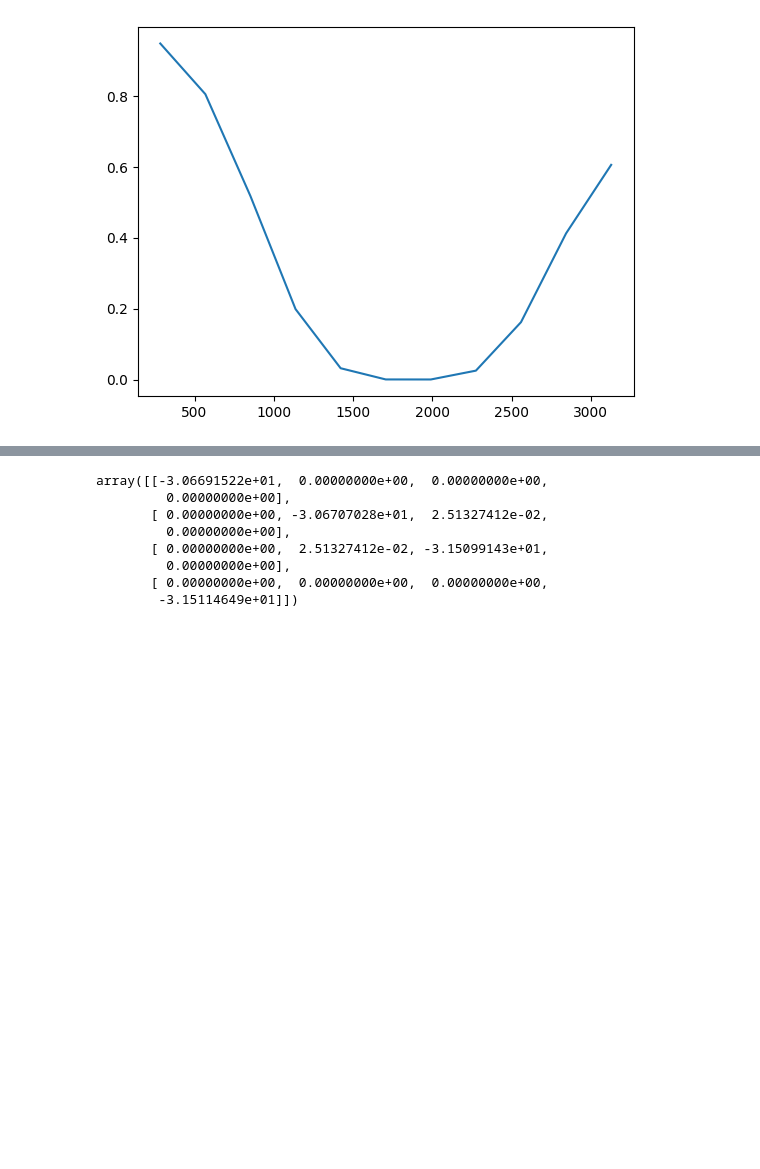
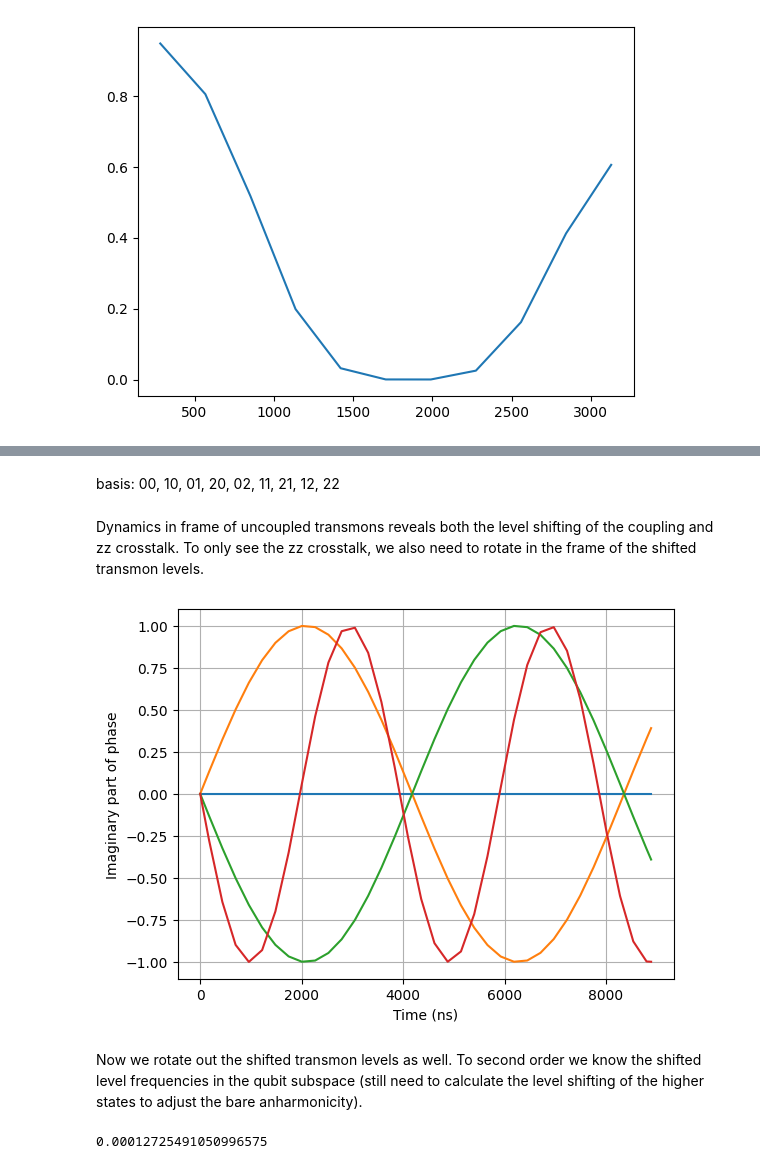
Before and after one commit to kapil-d/transmon-sim, a Jupyter notebook: two_transmon_gates.ipynb, the cells around one changed output, grey strips where cells are left out. Drawn from its saved outputs; the diff is of its cells as text; code cells hidden in the pictures; blank space fills up the shorter version.

Commit message:
ZZ crosstalk and DD seqeunce simulations

```diff
--- a/two_transmon_gates.ipynb
+++ b/two_transmon_gates.ipynb
@@ -912,11 +912,14 @@ heatmap2d(condense(system.H_system - np.diag(system.R1)))
-# %%
-condense(system.H_system - np.diag(system.R1))
-# %% [output]
-array([[-3.06691522e+01,  0.00000000e+00,  0.00000000e+00,
-         0.00000000e+00],
-       [ 0.00000000e+00, -3.06707028e+01,  2.51327412e-02,
-         0.00000000e+00],
-       [ 0.00000000e+00,  2.51327412e-02, -3.15099143e+01,
-         0.00000000e+00],
-       [ 0.00000000e+00,  0.00000000e+00,  0.00000000e+00,
-        -3.15114649e+01]])
+# %%
+
+transmon1 = Transmon(w1, d1, 0.05, dur, dt, compute_gates=False, channel_num=0)
+transmon2 = Transmon(w2, d2, 0.05, dur, dt, compute_gates=False, channel_num=1)
+
+system2 = Transmon_System(transmon1, transmon2, J=0.004, dur=rzx_dur)
+evals, evecs = np.linalg.eigh(system2.H_system)
+H_diag = evecs.conj().T @ system2.H_system @ evecs
+H_drive_dressed_q1 = evecs.conj().T @ system2.H_d_q1 @ evecs
+H_drive_dressed_q2 = evecs.conj().T @ system2.H_d_q2 @ evecs
+
+system2.store_single_qubit_unitaries()
+# %% [markdown]
+basis: 00, 10, 01, 20, 02, 11, 21, 12, 22
@@ -922,0 +991,42 @@ array([[-3.06691522e+01,  0.00000000e+00,  0.00000000e+00,
+# %% [markdown]
+Dynamics in frame of uncoupled transmons reveals both the level shifting of the coupling and zz crosstalk. To only see the zz crosstalk, we also need to rotate in the frame of the shifted transmon levels.
+# %%
+H_uncoupled = np.kron(system2.q1.Ham,np.eye(3, dtype=complex)) + np.kron(np.eye(3,dtype=complex), system2.q2.Ham)
+#convert to dressed basis ordering
+H_uncoupled = np.diag(np.linalg.eigh(H_uncoupled)[0])
+
+uncoupled_frame_solver = Solver(
+    static_hamiltonian = H_diag, hamiltonian_operators=[H_drive_dressed_q1, H_drive_dressed_q2],
+    #rotating_frame=Operator(self.H_system), rwa_carrier_freqs= [self.q1.w, self.q2.w],
+    rotating_frame=H_uncoupled, rwa_carrier_freqs= [system2.w_d2, system2.w_d1],
+    #hamiltonian_channels=['d0', 'd1'], channel_carrier_freqs={'d0': self.q1.w, 'd1': self.q2.w}, dt=dt
+    hamiltonian_channels=['d0', 'd1'], channel_carrier_freqs={'d0': system2.w_d2, 'd1': system2.w_d1}, dt=dt
+)
+
+#heatmap2d(project_dressed_qubit_basis(H_diag - H_uncoupled))
+
+def free_evol_unitary_test(τ):
+    with pulse.build() as free_evol:
+        pulse.delay(τ, pulse.DriveChannel(0))
+        pulse.delay(τ, pulse.DriveChannel(1))
+        #pulse.call(system.q2.X_gate)
+    FE_sol = uncoupled_frame_solver.solve(t_span=[0., free_evol.duration*system.dt],
+                                                y0 = np.eye(9, dtype=complex), signals=free_evol, atol=1e-8, rtol=1e-8)
+    return FE_sol
+
+FE_sol = free_evol_unitary_test(40000)
+#heatmap2d(project_dressed_qubit_basis(FE_sol.y[-1]))
+im_diags = [np.imag(np.diag(project_dressed_qubit_basis(arr))) for arr in FE_sol.y]
+plt.plot(FE_sol.t, im_diags)
+plt.ylabel('Imaginary part of phase')
+plt.xlabel('Time (ns)')
+plt.grid()
+# %% [output]
+[figure, added]
+# %% [markdown]
+Now we rotate out the shifted transmon levels as well. To second order we know the shifted level frequencies in the qubit subspace (still need to calculate the level shifting of the higher states to adjust the bare anharmonicity).
+# %%
+zz2 =  system2.ZZ_strength
+zz2
+# %% [output]
+0.00012725491050996575
```
Also changed, not shown: parts of 38 cells of this notebook.
